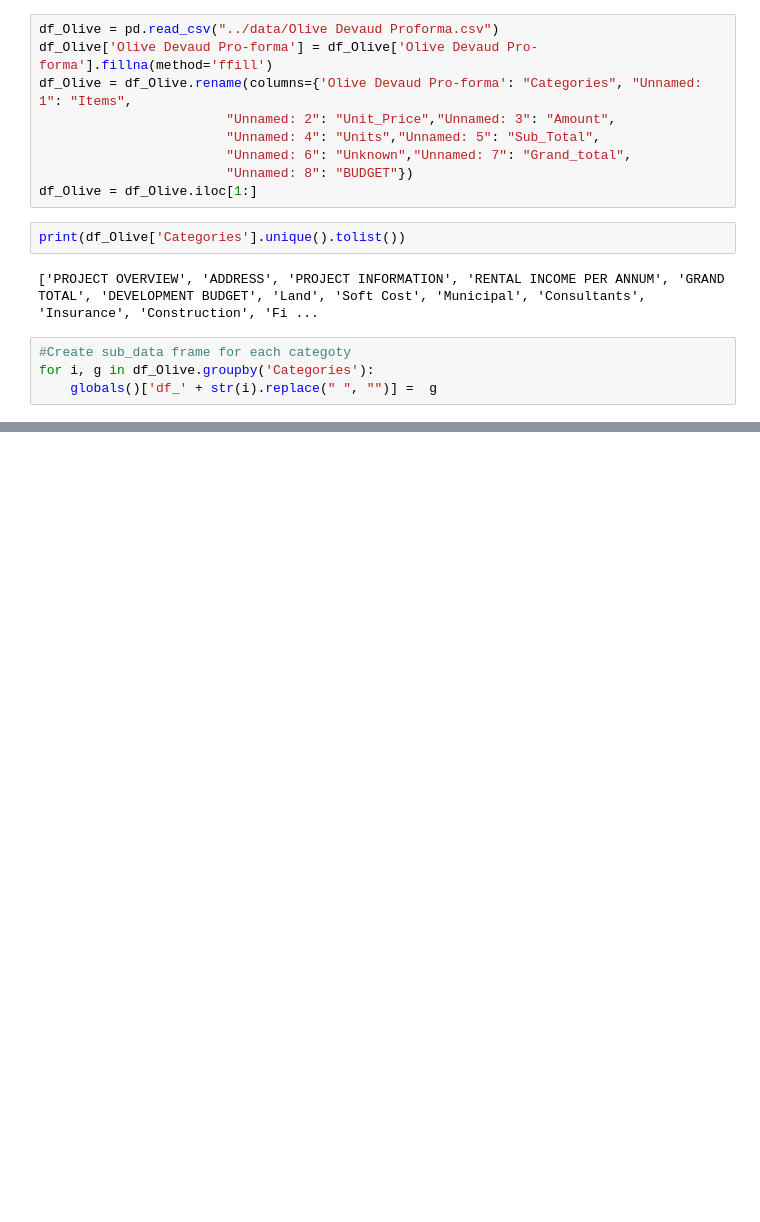
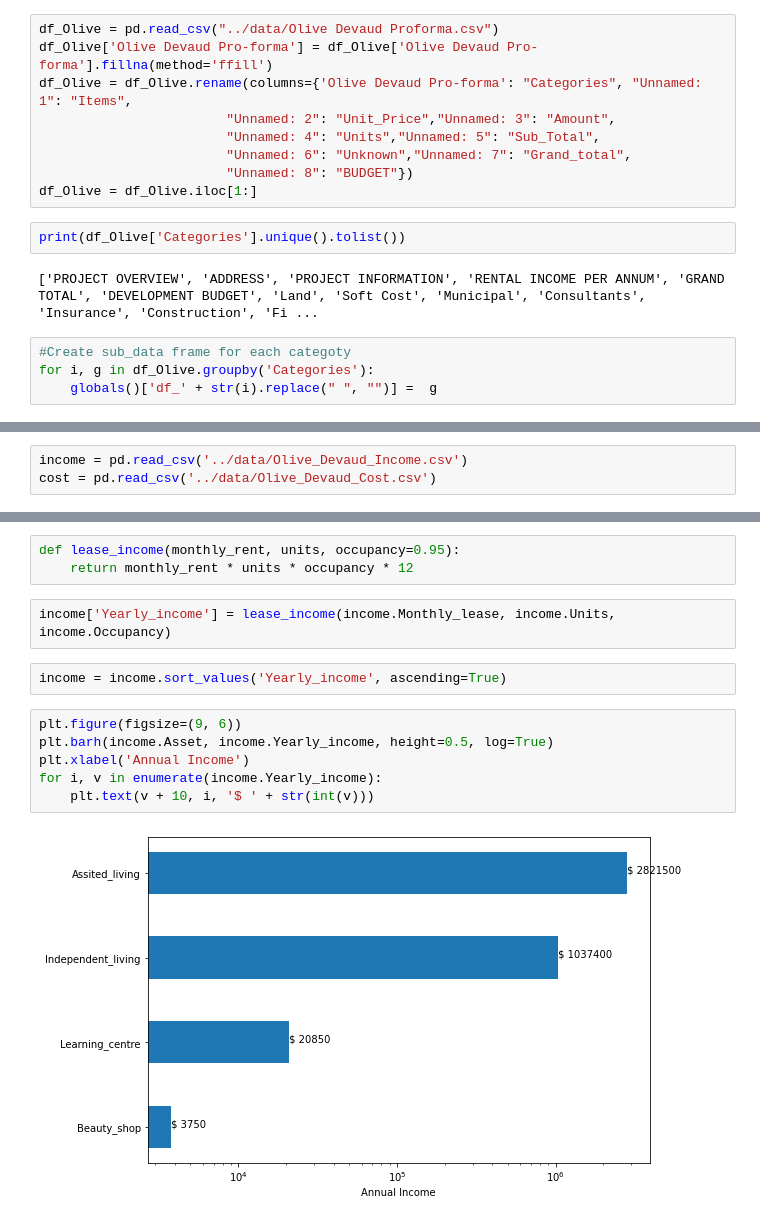
Before and after one commit to Boson-data-solution/ATL-Financial-Viz, a Jupyter notebook: eda/EDA.ipynb, the cells around one changed output, grey strips where cells are left out. Saved outputs shown, nothing was run; the diff lists cells and outputs as text; blank space fills up the shorter version.

Commit message:
Plots for income

```diff
--- a/eda/EDA.ipynb
+++ b/eda/EDA.ipynb
@@ -124,0 +116,3 @@ df_RENTALINCOMEPERANNUM
+# %%
+income = pd.read_csv('../data/Olive_Devaud_Income.csv')
+cost = pd.read_csv('../data/Olive_Devaud_Cost.csv')
@@ -124,0 +147,15 @@ df_RENTALINCOMEPERANNUM
+# %%
+def lease_income(monthly_rent, units, occupancy=0.95):
+    return monthly_rent * units * occupancy * 12
+# %%
+income['Yearly_income'] = lease_income(income.Monthly_lease, income.Units, income.Occupancy)
+# %%
+income = income.sort_values('Yearly_income', ascending=True)
+# %%
+plt.figure(figsize=(9, 6))
+plt.barh(income.Asset, income.Yearly_income, height=0.5, log=True)
+plt.xlabel('Annual Income')
+for i, v in enumerate(income.Yearly_income):
+    plt.text(v + 10, i, '$ ' + str(int(v)))
+# %% [output]
+[figure, added]
```
Also changed, not shown: parts of 10 cells of this notebook, 3 other files.
